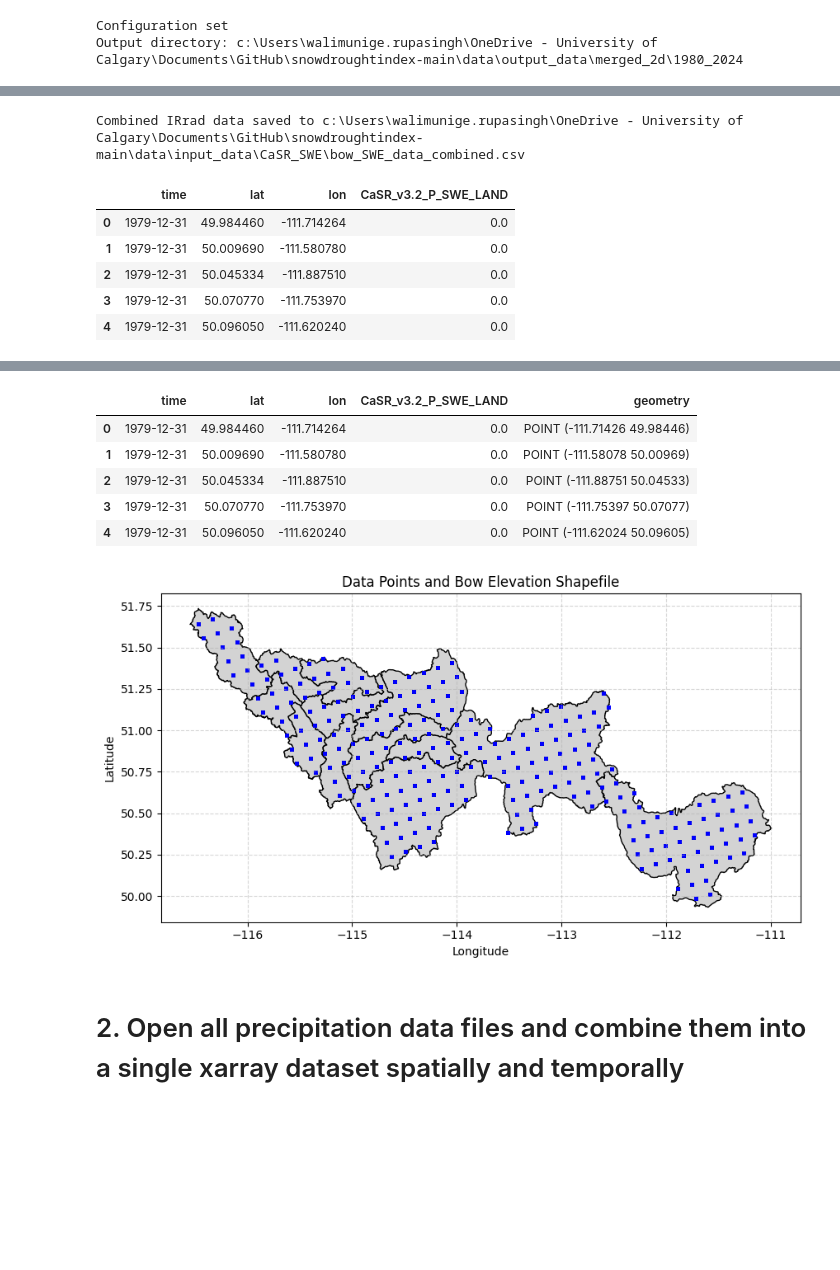
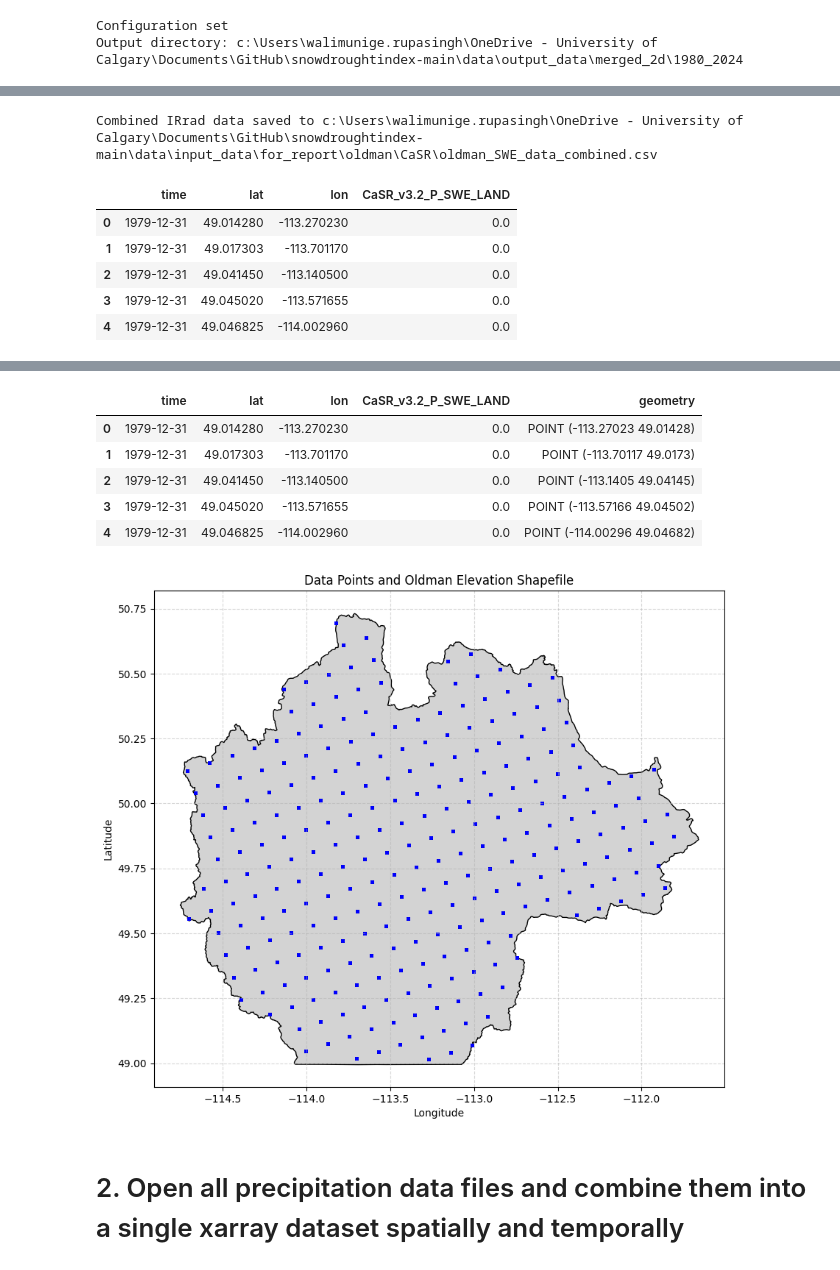
Before and after one commit to Nadiesenali/snowdroughtindex-main, a Jupyter notebook: notebooks/workflows/0.3_CaSR_data_preparation.ipynb, the cells around one changed output, grey strips where cells are left out. Cells and saved outputs as stored; diff of their text form; code cells hidden in the pictures; blank space fills up the shorter version.

```diff
--- a/notebooks/workflows/0.3_CaSR_data_preparation.ipynb
+++ b/notebooks/workflows/0.3_CaSR_data_preparation.ipynb
@@ -48,6 +48,8 @@ logger = logging.getLogger(__name__)
 # %%
 # Configuration
 config = {
+    'casr_SWE_Oldman__input_dir': project_root / 'data' / 'input_data' / 'for_report' / 'oldman'/'CaSR',
+    'shapefile_Oldman_dir': project_root / 'data' / 'input_data' / 'shapefiles'/'Oldman_shapefile'/'OW_area.shp',
     'casr_SWE_input_dir': project_root / 'data' / 'input_data' / 'CaSR_SWE',
     'casr_P_input_dir': project_root / 'data' / 'input_data' / 'CaSR_precipitation',
     'casr_temp_input_dir': project_root / 'data' / 'input_data' / 'CaSR_air_temp',
@@ -75,11 +77,11 @@ Configuration set
 Output directory: c:\Users\walimunige.rupasingh\OneDrive - University of Calgary\Documents\GitHub\snowdroughtindex-main\data\output_data\merged_2d\1980_2024
 # %%
 # Read the shapefile using geopandas
-bow_elevation = gpd.read_file(config['shapefile_dir'])
+oldman_elevation = gpd.read_file(config['shapefile_Oldman_dir'])
 # Set CRS if not already set (assume WGS84)
-if bow_elevation.crs is None:
-    bow_elevation.set_crs(epsg=4326, inplace=True)
-print(f"Bow elevation shapefile CRS: {bow_elevation.crs}")
+if oldman_elevation.crs is None:
+    oldman_elevation.set_crs(epsg=4326, inplace=True)
+print(f"Oldman elevation shapefile CRS: {oldman_elevation.crs}")
 
-display(bow_elevation.head())
+display(oldman_elevation.head())
 # %% [output]
@@ -270,11 +267,12 @@ Extracted data saved to c:\Users\walimunige.rupasingh\OneDrive - University of C
 # %%
 # open csv files (use the correct config key 'casr_vwind_input_dir')
-bow_IRrad_data1 = pd.read_csv(config['casr_SWE_input_dir'] / 'bow_SWE_data_rlon211-245_rlat421-455.csv')
-bow_IRrad_data2 = pd.read_csv(config['casr_SWE_input_dir'] / 'bow_SWE_data_rlon246-280_rlat386-420.csv')
-bow_IRrad_data3 = pd.read_csv(config['casr_SWE_input_dir'] / 'bow_SWE_data_rlon246-280_rlat421-455.csv')
+bow_IRrad_data1 = pd.read_csv(config['casr_SWE_Oldman__input_dir'] / 'oldman_SWE_data_rlon211-245_rlat386-420.csv')
+bow_IRrad_data2 = pd.read_csv(config['casr_SWE_Oldman__input_dir'] / 'oldman_SWE_data_rlon211-245_rlat421-455.csv')
+bow_IRrad_data3 = pd.read_csv(config['casr_SWE_Oldman__input_dir'] / 'oldman_SWE_data_rlon246-280_rlat386-420.csv')
+bow_IRrad_data4 = pd.read_csv(config['casr_SWE_Oldman__input_dir'] / 'oldman_SWE_data_rlon246-280_rlat421-455.csv')
 
 # concatenate all dataframes
-bow_IRrad_data = pd.concat([bow_IRrad_data1, bow_IRrad_data2, bow_IRrad_data3], ignore_index=True)
+bow_IRrad_data = pd.concat([bow_IRrad_data1, bow_IRrad_data2, bow_IRrad_data3, bow_IRrad_data4], ignore_index=True)
 
 # compute mean daily v-wind per grid point (aggregate hourly to daily)
 Gheight_col = 'CaSR_v3.2_P_SWE_LAND'
@@ -283,19 +281,19 @@ bow_IRrad_data['time'] = pd.to_datetime(bow_IRrad_data['time']).dt.normalize()
 bow_IRrad_data = bow_IRrad_data.groupby(['time', 'lat', 'lon'], as_index=False)[Gheight_col].sum()
 
 # Save the combined data to a CSV file (path expected by later cells)
-output_file_combined = config['casr_SWE_input_dir'] / 'bow_SWE_data_combined.csv'
+output_file_combined = config['casr_SWE_Oldman__input_dir'] / 'oldman_SWE_data_combined.csv'
 bow_IRrad_data.to_csv(output_file_combined, index=False)
 print(f"Combined IRrad data saved to {output_file_combined}")
 # Display the combined data
 display(bow_IRrad_data.head())
 # %% [output]
-Combined IRrad data saved to c:\Users\walimunige.rupasingh\OneDrive - University of Calgary\Documents\GitHub\snowdroughtindex-main\data\input_data\CaSR_SWE\bow_SWE_data_combined.csv
+Combined IRrad data saved to c:\Users\walimunige.rupasingh\OneDrive - University of Calgary\Documents\GitHub\snowdroughtindex-main\data\input_data\for_report\oldman\CaSR\oldman_SWE_data_combined.csv
 |  | time | lat | lon | CaSR_v3.2_P_SWE_LAND |
-| 0 | 1979-12-31 | 49.984460 | -111.714264 | 0.0 |
-| 1 | 1979-12-31 | 50.009690 | -111.580780 | 0.0 |
-| 2 | 1979-12-31 | 50.045334 | -111.887510 | 0.0 |
-| 3 | 1979-12-31 | 50.070770 | -111.753970 | 0.0 |
-| 4 | 1979-12-31 | 50.096050 | -111.620240 | 0.0 |
+| 0 | 1979-12-31 | 49.014280 | -113.270230 | 0.0 |
+| 1 | 1979-12-31 | 49.017303 | -113.701170 | 0.0 |
+| 2 | 1979-12-31 | 49.041450 | -113.140500 | 0.0 |
+| 3 | 1979-12-31 | 49.045020 | -113.571655 | 0.0 |
+| 4 | 1979-12-31 | 49.046825 | -114.002960 | 0.0 |
 # %%
 print(bow_IRrad_data)
 # %% [output]
@@ -329,23 +327,23 @@ gdf_bow_IRrad_data = gpd.GeoDataFrame(
 display(gdf_bow_IRrad_data.head())
 # %% [output]
 |  | time | lat | lon | CaSR_v3.2_P_SWE_LAND | geometry |
-| 0 | 1979-12-31 | 49.984460 | -111.714264 | 0.0 | POINT (-111.71426 49.98446) |
-| 1 | 1979-12-31 | 50.009690 | -111.580780 | 0.0 | POINT (-111.58078 50.00969) |
-| 2 | 1979-12-31 | 50.045334 | -111.887510 | 0.0 | POINT (-111.88751 50.04533) |
-| 3 | 1979-12-31 | 50.070770 | -111.753970 | 0.0 | POINT (-111.75397 50.07077) |
-| 4 | 1979-12-31 | 50.096050 | -111.620240 | 0.0 | POINT (-111.62024 50.09605) |
+| 0 | 1979-12-31 | 49.014280 | -113.270230 | 0.0 | POINT (-113.27023 49.01428) |
+| 1 | 1979-12-31 | 49.017303 | -113.701170 | 0.0 | POINT (-113.70117 49.0173) |
+| 2 | 1979-12-31 | 49.041450 | -113.140500 | 0.0 | POINT (-113.1405 49.04145) |
+| 3 | 1979-12-31 | 49.045020 | -113.571655 | 0.0 | POINT (-113.57166 49.04502) |
+| 4 | 1979-12-31 | 49.046825 | -114.002960 | 0.0 | POINT (-114.00296 49.04682) |
 # %%
 # plot data points and shapefile
 fig, ax = plt.subplots(figsize=(10, 10))
-bow_elevation.plot(ax=ax, color='lightgrey', edgecolor='black')
+oldman_elevation.plot(ax=ax, color='lightgrey', edgecolor='black')
 gdf_bow_IRrad_data.plot(ax=ax, color='blue', markersize=5, label='Data Points')
 ax.grid(True, linestyle='--', alpha=0.5)
-ax.set_title('Data Points and Bow Elevation Shapefile')
+ax.set_title('Data Points and Oldman Elevation Shapefile')
 ax.set_xlabel('Longitude')
 ax.set_ylabel('Latitude')
 plt.show()
 # %% [output]
-[figure, old version]
+[figure, new version]
 # %% [markdown]
 # 2. Open all precipitation data files and combine them into a single xarray dataset spatially and temporally
 # %%
```
Also changed, not shown: parts of 2 cells of this notebook, 2 other files.
